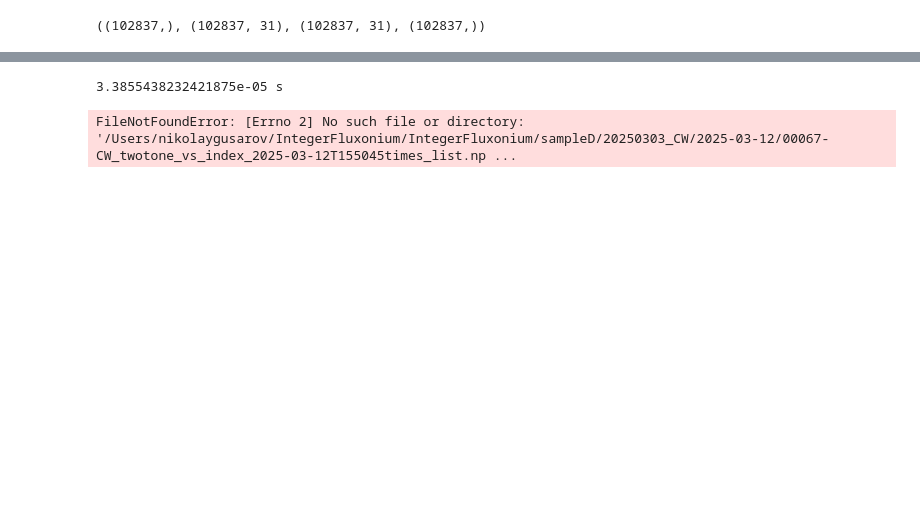
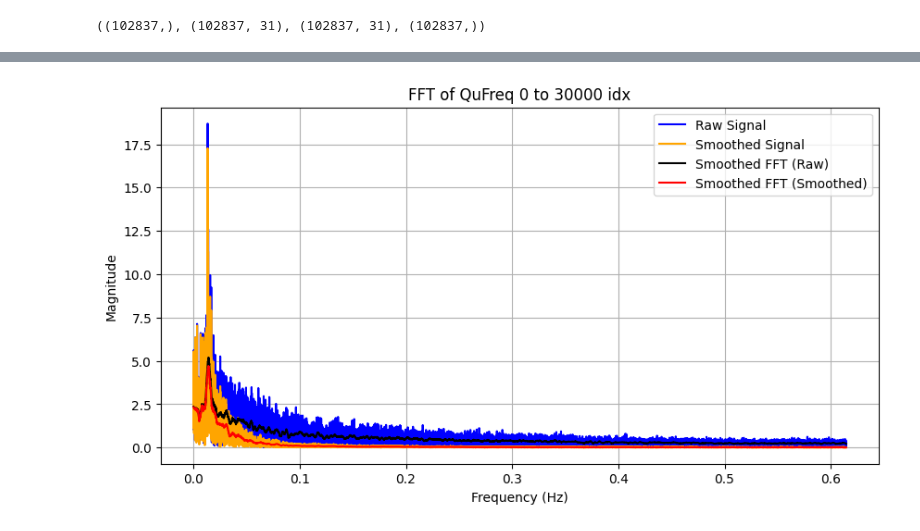
Before and after one commit to ngusarov/IntegerFluxonium, a Jupyter notebook: 2025-03-12_analysis.ipynb, the cells around one changed output, grey strips where cells are left out. Drawn from its saved outputs; the diff is of its cells as text; code cells hidden in the pictures; blank space fills up the shorter version.

Commit message:
data for 2 days (12.03) analysed

```diff
--- a/2025-03-12_analysis.ipynb
+++ b/2025-03-12_analysis.ipynb
@@ -155,18 +199,60 @@ Correlation:  -0.7600270446984598
-# %%
-import time
-
-start = time.time()
-
-2 + 2
-
-finish = time.time()
-
-print(finish - start, "s")
-# %% [output]
-3.3855438232421875e-05 s
-# %%
-path = "/Users/nikolaygusarov/IntegerFluxonium/IntegerFluxonium/sampleD/20250303_CW/2025-03-12/00067-CW_twotone_vs_index_2025-03-12T155045"
-
-np.load(path+"times_list.npy")
-# %% [output]
-FileNotFoundError: [Errno 2] No such file or directory: '/Users/nikolaygusarov/IntegerFluxonium/IntegerFluxonium/sampleD/20250303_CW/2025-03-12/00067-CW_twotone_vs_index_2025-03-12T155045times_list.np ...
+# %%
+import numpy as np
+from scipy.fftpack import fft, fftfreq
+from scipy.signal import savgol_filter
+from scipy.interpolate import interp1d
+import matplotlib.pyplot as plt
+
+# Raw time and signals
+time_array = peak_fit[:, 3]
+signal_raw = peak_fit[:, 1]
+signal_smooth = qu_freq_smooth  # Make sure this is the same length as time_array!
+
+# Remove DC component
+signal_raw = signal_raw - np.mean(signal_raw)
+signal_smooth = signal_smooth - np.mean(signal_smooth)
+
+# Create a uniform time grid
+uniform_time = np.linspace(time_array.min(), time_array.max(), len(time_array))
+
+# Interpolate both signals onto this grid
+interp_raw = interp1d(time_array, signal_raw, kind='linear', fill_value="extrapolate")
+interp_smooth = interp1d(time_array, signal_smooth, kind='linear', fill_value="extrapolate")
+
+uniform_raw = interp_raw(uniform_time)
+uniform_smooth = interp_smooth(uniform_time)
+
+# Compute FFT
+dt = uniform_time[1] - uniform_time[0]
+fft_raw = fft(uniform_raw)
+fft_smooth = fft(uniform_smooth)
+freqs = fftfreq(len(uniform_time), d=dt)
+
+# Plot
+plt.figure(figsize=(10, 5))
+plt.plot(freqs[:len(freqs)//2], np.abs(fft_raw[:len(freqs)//2]), label="Raw Signal", color="b")
+plt.plot(freqs[:len(freqs)//2], np.abs(fft_smooth[:len(freqs)//2]), label="Smoothed Signal", color="orange")
+
+# Smooth FFT magnitudes (only the real part)
+fft_raw_mag = np.abs(fft_raw[:len(freqs)//2])
+fft_smooth_mag = np.abs(fft_smooth[:len(freqs)//2])
+
+# Apply Savitzky-Golay filter (window length must be odd and < data length)
+smoothed_raw = savgol_filter(fft_raw_mag, window_length=101, polyorder=2)
+smoothed_smooth = savgol_filter(fft_smooth_mag, window_length=101, polyorder=2)
+
+plt.plot(freqs[:len(freqs)//2], smoothed_raw, label="Smoothed FFT (Raw)", color="black")
+plt.plot(freqs[:len(freqs)//2], smoothed_smooth, label="Smoothed FFT (Smoothed)", color="red")
+
+
+plt.xlabel("Frequency (Hz)")
+plt.ylabel("Magnitude")
+# plt.yscale("log")
+plt.title(f"FFT of QuFreq {start_idx} to {finish_idx} idx")
+plt.legend()
+plt.grid(True)
+
+plt.savefig(os.path.join(folder_path, "FFT_{}_{}.pdf".format(start_idx, finish_idx)))
+plt.show()
+# %% [output]
+[figure, added]
```
Also changed, not shown: parts of 14 cells of this notebook, 12 other files.
